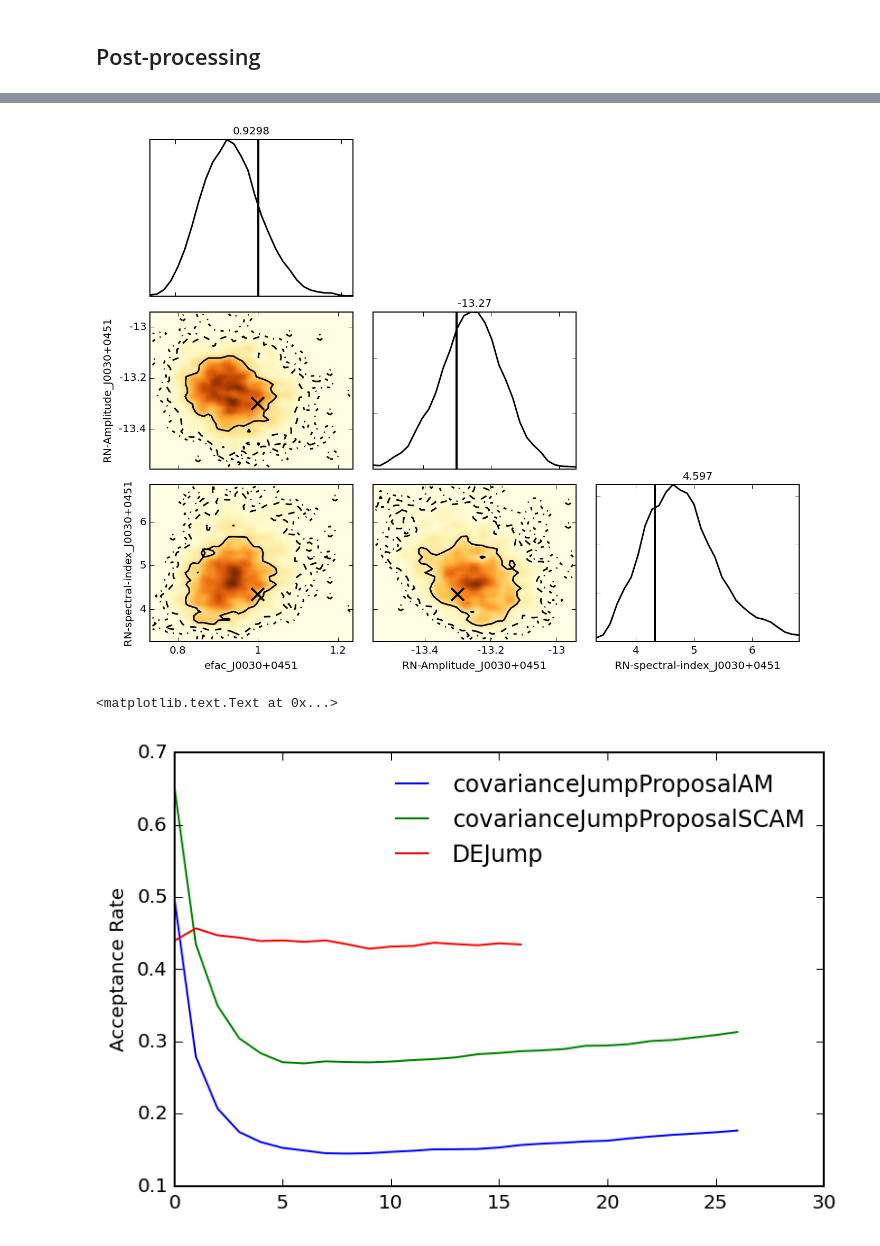
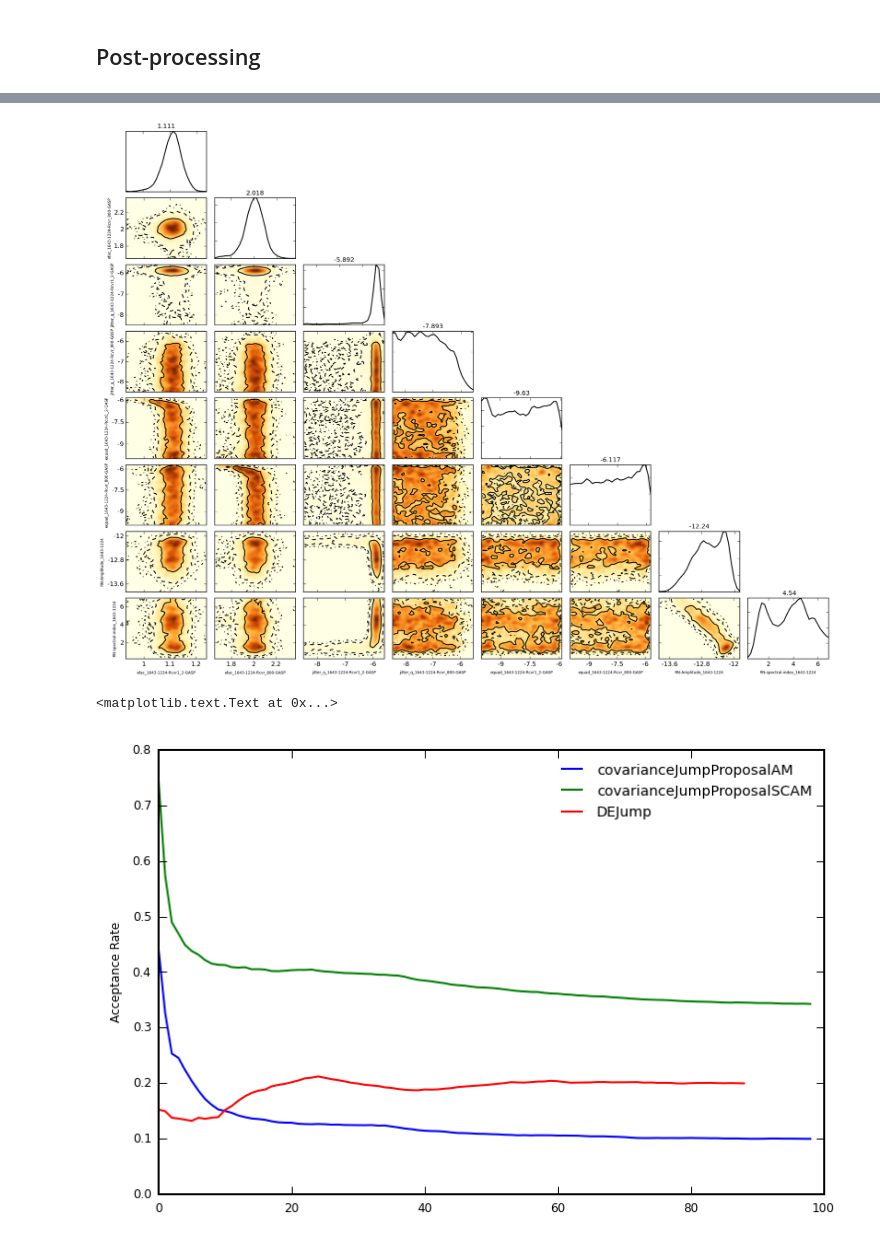
Before and after one commit to jellis18/PAL2, a Jupyter notebook: demo/noise_demo.ipynb, the cells around one changed output, grey strips where cells are left out. Drawn from its saved outputs; the diff is of its cells as text; code cells hidden in the pictures.

```diff
--- a/demo/noise_demo.ipynb
+++ b/demo/noise_demo.ipynb
@@ -47,13 +37,15 @@ WARNING: Could not find pulsar distance for PSR J2019+2425. Setting value to 1 w
 ## Setup up Likelihood Model
 # %%
 # lets just use one pulsar for now
-pulsars = ['J0030+0451']
+pulsars = ['1643-1224']
 model = PALmodels.PTAmodels(h5filename, pulsars=pulsars)
 
 # initialize a model that will include a search for
 # powerlaw red nosie + efac (efac is set by default)
+# + equad + ecorr
 fullmodel = model.makeModelDict(incRedNoise=True, noiseModel='powerlaw',
-                                nfreqs=50, likfunc='mark9')
+                                nfreqs=50, incJitterEquad=True, incEquad=True,
+                                likfunc='mark6')
 
 # initialize model
 model.initModel(fullmodel, memsave=True, fromFile=False, verbose=False)
@@ -106,9 +132,9 @@ plt.ylabel('log-posterior')
 # %%
 # plot triangle plot of values
-inj = [1.0, np.log10(5e-14), 13/3]
-ax = bu.triplot(chain[burn:,:-4], labels=pars[:], tex=False, inj=inj)
+plt.rcParams['font.size'] = 6
+ax = bu.triplot(chain[burn:,:-4], labels=pars[:], tex=False, figsize=(20,15))
 # %% [output]
-[figure, old version]
+[figure, new version]
 # %%
 # plot acceptance rate for different jumps
 jumpfiles = glob.glob('chains/*jump.txt')
@@ -119,4 +145,4 @@ plt.legend(loc='best', frameon=False)
 plt.ylabel('Acceptance Rate')
 # %% [output]
 <matplotlib.text.Text at 0x...>
-[figure, old version]
+[figure, new version]
```
Also changed, not shown: parts of 13 cells of this notebook, 2 other files.
